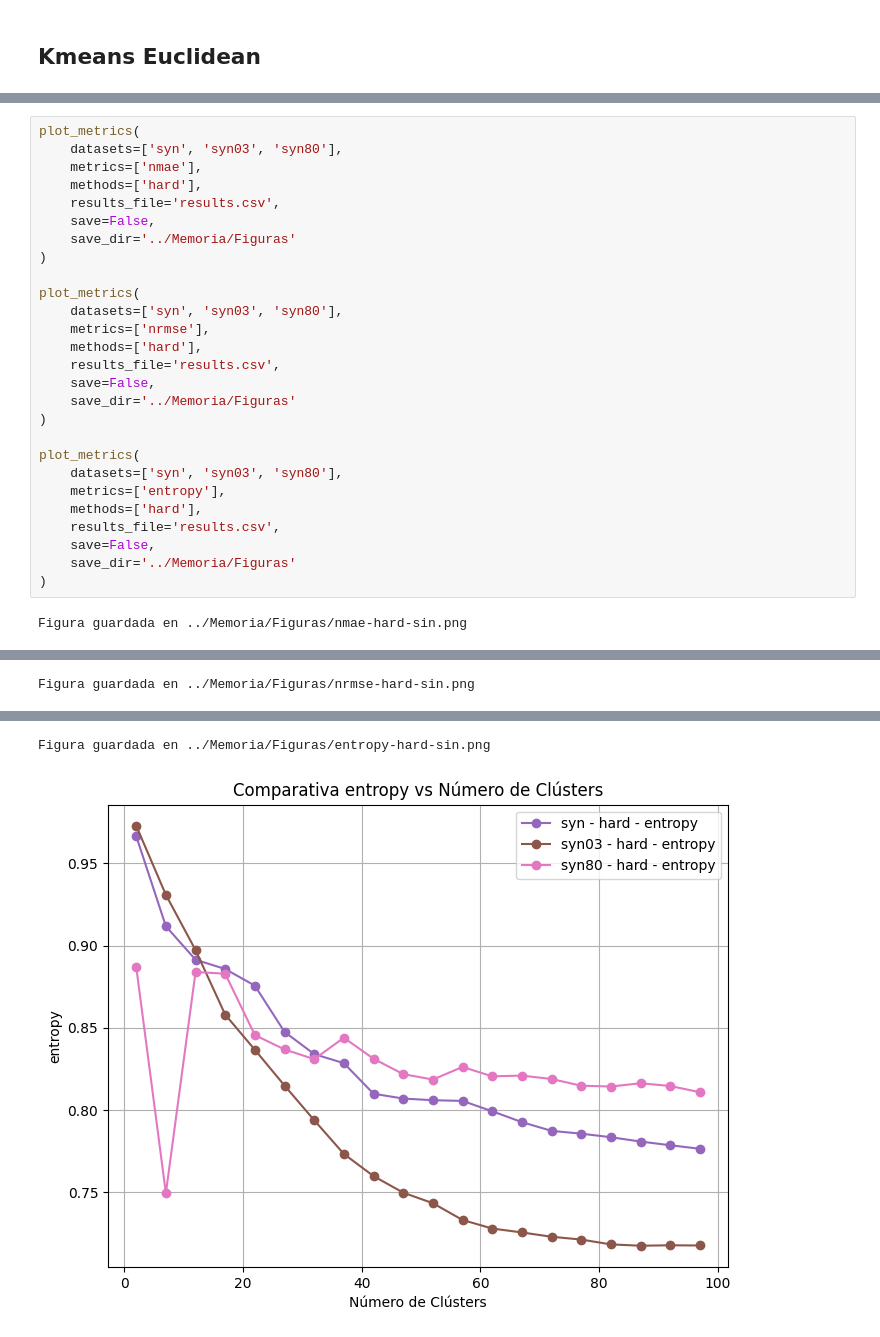
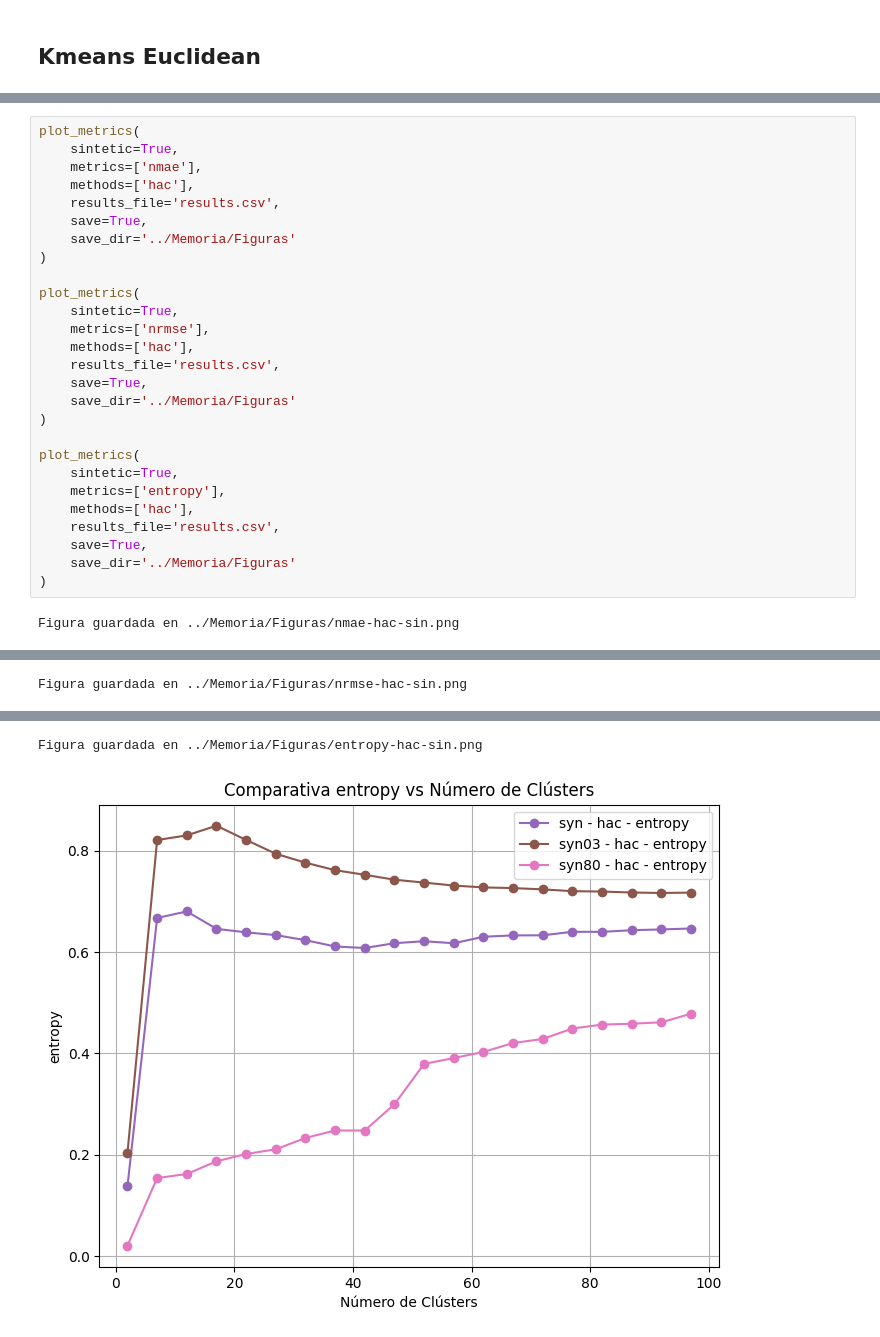
Before and after one commit to Polfono/clustering-recommenders, a Jupyter notebook: Code/analisis.ipynb, the cells around one changed output, grey strips where cells are left out. Saved outputs shown, nothing was run; the diff lists cells and outputs as text.

```diff
--- a/Code/analisis.ipynb
+++ b/Code/analisis.ipynb
@@ -258,29 +212,29 @@ Resultados guardados en results.csv.
 # %%
 plot_metrics(
-    datasets=['syn', 'syn03', 'syn80'],
+    sintetic=True,
     metrics=['nmae'],
-    methods=['hard'],
+    methods=['hac'],
     results_file='results.csv',
-    save=False,
+    save=True,
     save_dir='../Memoria/Figuras'
 )
 
 plot_metrics(
-    datasets=['syn', 'syn03', 'syn80'],
+    sintetic=True,
     metrics=['nrmse'],
-    methods=['hard'],
+    methods=['hac'],
     results_file='results.csv',
-    save=False,
+    save=True,
     save_dir='../Memoria/Figuras'
 )
 
 plot_metrics(
-    datasets=['syn', 'syn03', 'syn80'],
+    sintetic=True,
     metrics=['entropy'],
-    methods=['hard'],
+    methods=['hac'],
     results_file='results.csv',
-    save=False,
+    save=True,
     save_dir='../Memoria/Figuras'
 )
 # %% [output]
-Figura guardada en ../Memoria/Figuras/nmae-hard-sin.png
+Figura guardada en ../Memoria/Figuras/nmae-hac-sin.png
@@ -288 +242 @@ Figura guardada en ../Memoria/Figuras/nmae-hard-sin.png
-Figura guardada en ../Memoria/Figuras/nrmse-hard-sin.png
+Figura guardada en ../Memoria/Figuras/nrmse-hac-sin.png
@@ -290,4 +244,4 @@ Figura guardada en ../Memoria/Figuras/nrmse-hard-sin.png
-Figura guardada en ../Memoria/Figuras/entropy-hard-sin.png
+Figura guardada en ../Memoria/Figuras/entropy-hac-sin.png
-[figure, old version]
+[figure, new version]
 # %%
 plot_metrics(
```
Also changed, not shown: parts of 4 cells of this notebook, 36 other files.
